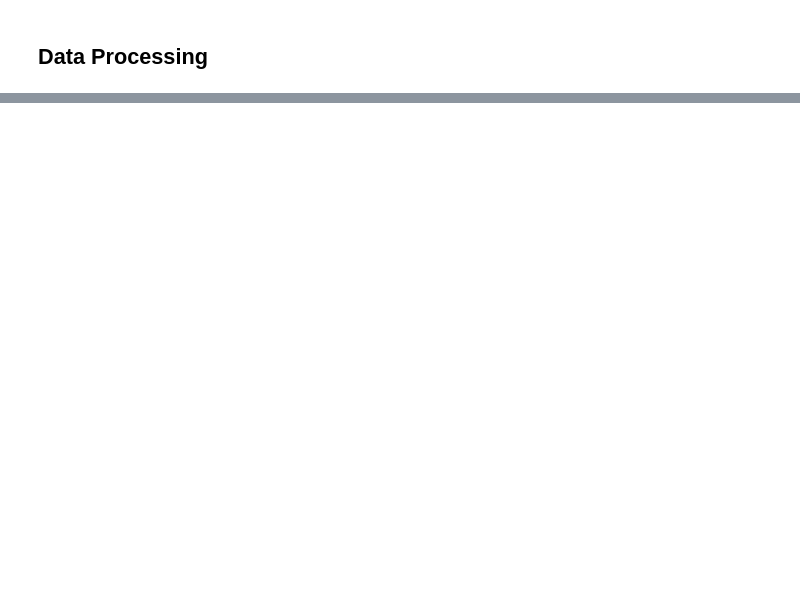
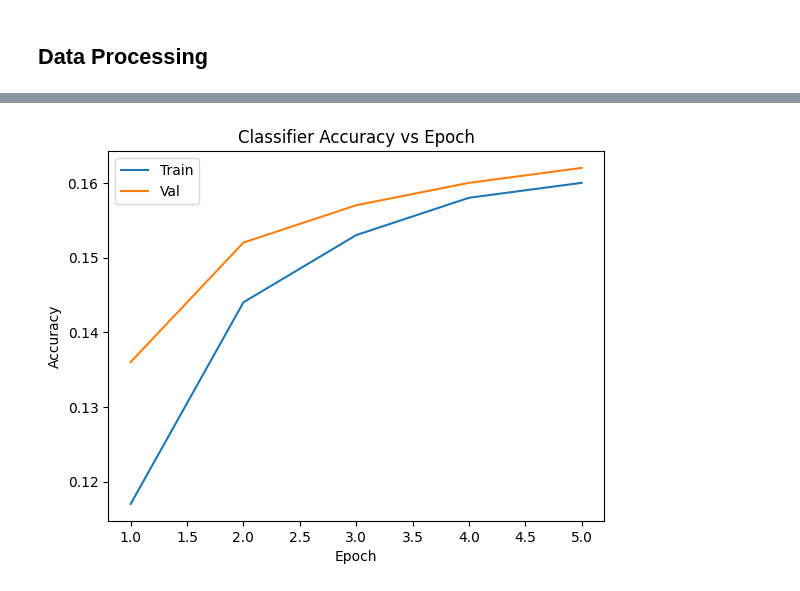
Before and after one commit to weihao-lin/cogs185-project, a Jupyter notebook: final.ipynb, the cells around one changed output, grey strips where cells are left out. Saved outputs shown, nothing was run; the diff lists cells and outputs as text; code cells hidden in the pictures; blank space fills up the shorter version.

```diff
--- a/final.ipynb
+++ b/final.ipynb
@@ -116,0 +315,11 @@ KeyboardInterrupt:
+# %%
+plt.figure()
+plt.plot(epochs_clf, clf_train_acc)
+plt.plot(epochs_clf, clf_val_acc)
+plt.title("Classifier Accuracy vs Epoch")
+plt.xlabel("Epoch")
+plt.ylabel("Accuracy")
+plt.legend(["Train", "Val"])
+plt.show()
+# %% [output]
+[figure, added]
```
Also changed, not shown: parts of 17 cells of this notebook, 1 other file.
